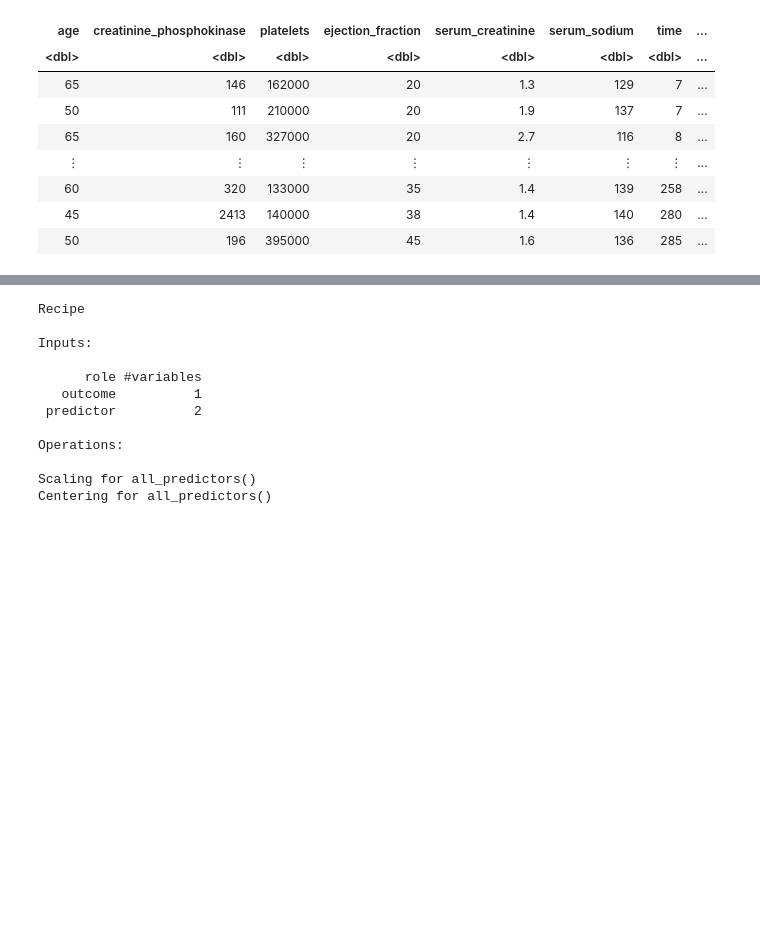
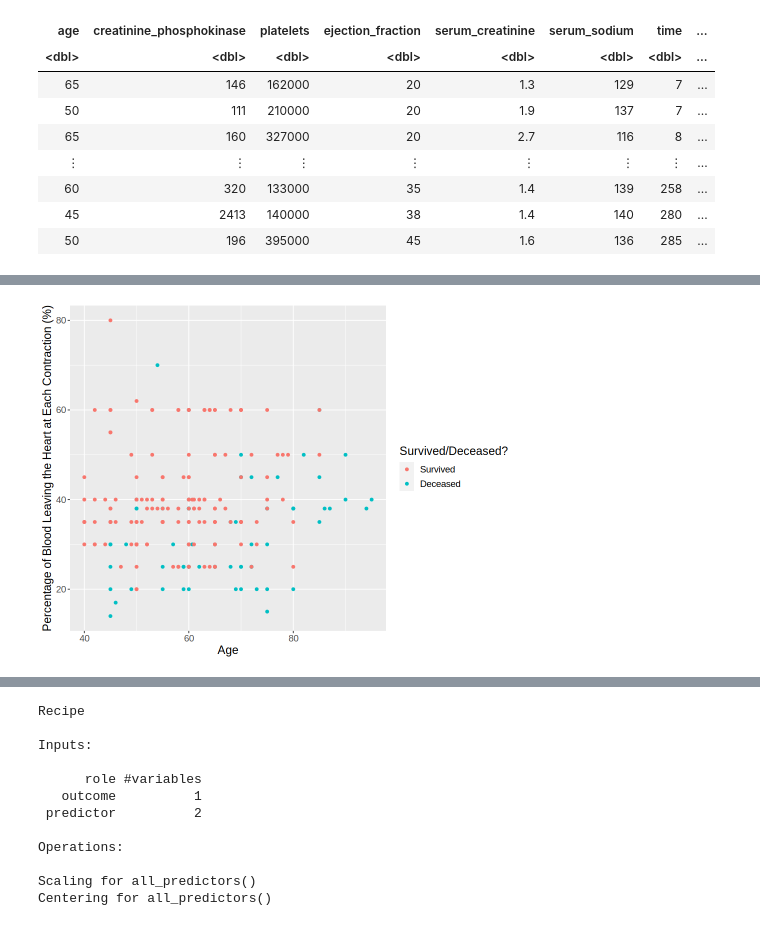
Before and after one commit to KristenisHuaiyi/Data_Science_Project, a Jupyter notebook: Untitled2.ipynb, the cells around one changed output, grey strips where cells are left out. Saved outputs shown, nothing was run; the diff lists cells and outputs as text; code cells hidden in the pictures; blank space fills up the shorter version.

```diff
--- a/Untitled2.ipynb
+++ b/Untitled2.ipynb
@@ -86,3 +110,15 @@ A tibble: 75 × 8
+# %%
+options(repr.plot.width = 8, repr.plot.height = 6)
+train_graph_point <- heart_train |>
+            ggplot(aes(x = age, y = ejection_fraction, color = DEATH_EVENT)) +
+            geom_point() +
+            labs(x = "Age",
+                 y = "Percentage of Blood Leaving the Heart at Each Contraction (%)",
+                 color = "Survived/Deceased?") +
+            theme(text = element_text(size = 14))
+train_graph_point
+# %% [output]
+[figure, added]
 # %%
 options(repr.plot.width = 8, repr.plot.height = 6)
 train_graph <- heart_train |>
```
Also changed, not shown: parts of 7 cells of this notebook.
